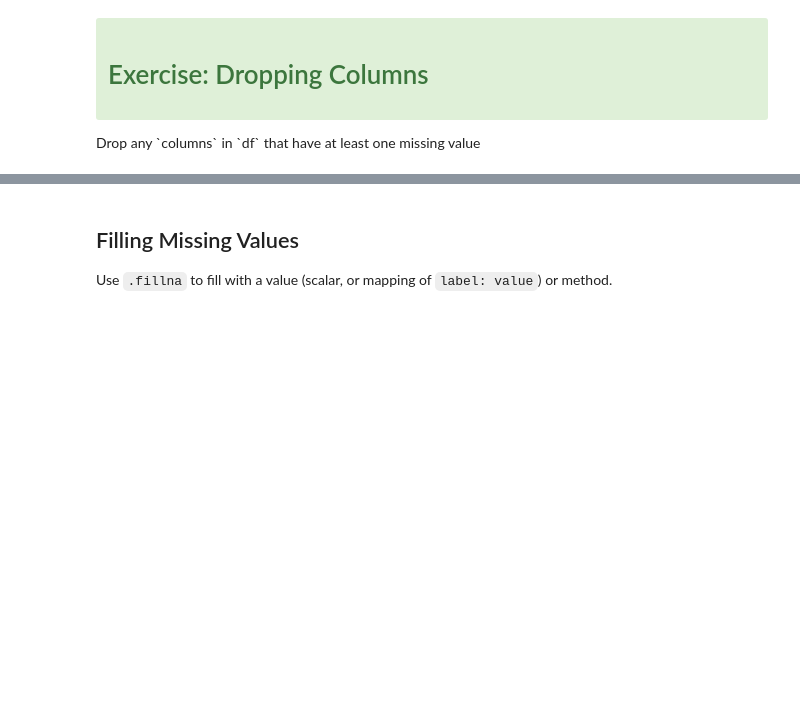
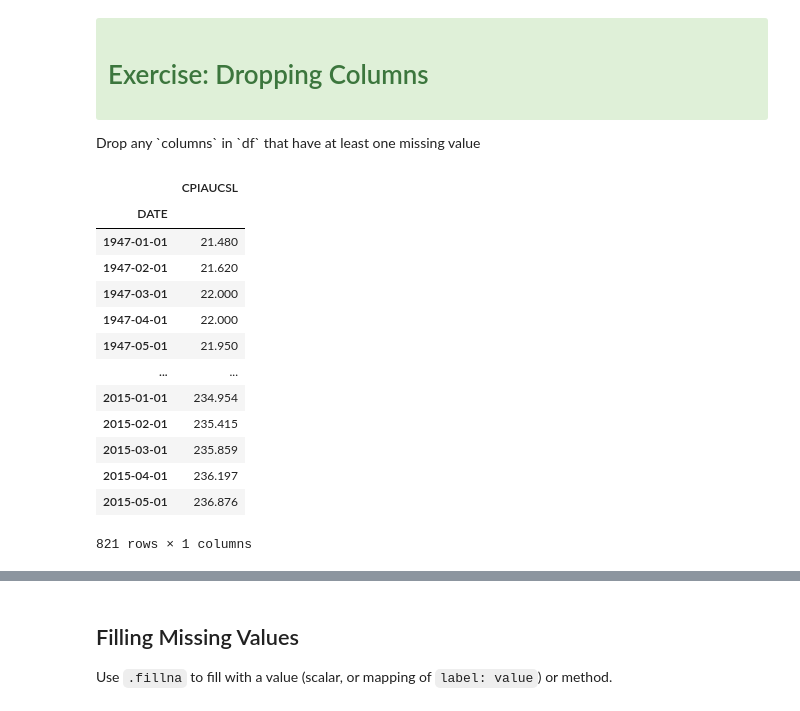
Before and after one commit to umeshraj/Pandas-Tutorial-SciPyConf-2018, a Jupyter notebook: notebooks/02-Alignment.ipynb, the cells around one changed output, grey strips where cells are left out. Saved outputs shown, nothing was run; the diff lists cells and outputs as text; code cells hidden in the pictures; blank space fills up the shorter version.

```diff
--- a/notebooks/02-Alignment.ipynb
+++ b/notebooks/02-Alignment.ipynb
@@ -413,4 +515,21 @@ df.dropna(axis='index', how='all')
   <h1><i class="fa fa-tasks" aria-hidden="true"></i> Exercise: Dropping Columns</h1>
 </div>
 <p>Drop any `columns` in `df` that have at least one missing value</p>
+# %%
+df.dropna(axis='columns', how='any')
+# %% [output]
+|  | CPIAUCSL |
+| DATE |  |
+| 1947-01-01 | 21.480 |
+| 1947-02-01 | 21.620 |
+| 1947-03-01 | 22.000 |
+| 1947-04-01 | 22.000 |
+| 1947-05-01 | 21.950 |
+| ... | ... |
+| 2015-01-01 | 234.954 |
+| 2015-02-01 | 235.415 |
+| 2015-03-01 | 235.859 |
+| 2015-04-01 | 236.197 |
+| 2015-05-01 | 236.876 |
+821 rows × 1 columns
 # %%
```
Also changed, not shown: parts of 33 cells of this notebook.
